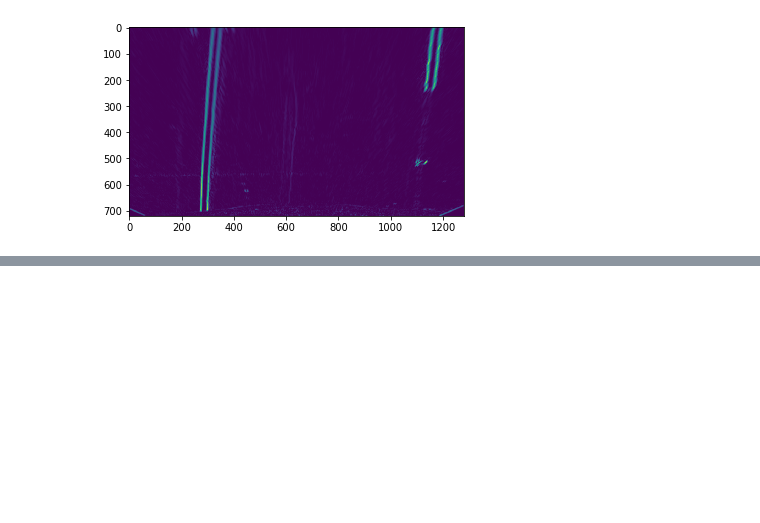
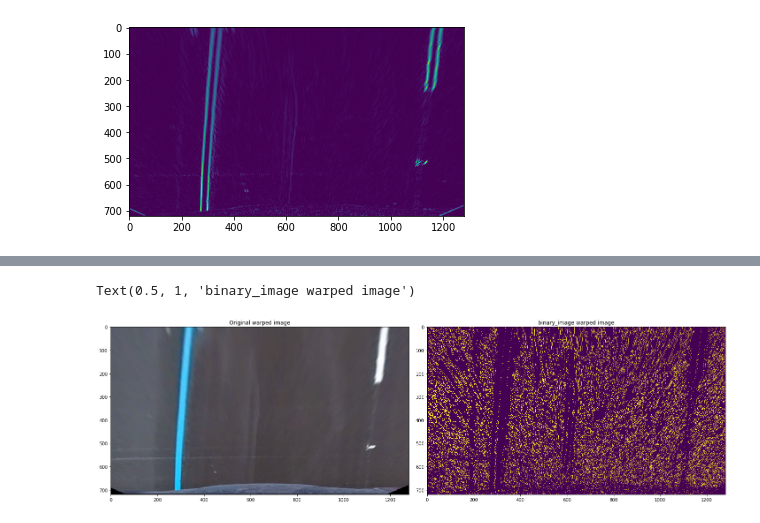
Before and after one commit to salabson/CarND-Advance-Lane-Line, a Jupyter notebook: P2.ipynb, the cells around one changed output, grey strips where cells are left out. Drawn from its saved outputs; the diff is of its cells as text; code cells hidden in the pictures; blank space fills up the shorter version.

```diff
--- a/P2.ipynb
+++ b/P2.ipynb
@@ -163,0 +186,2 @@ Text(0.5, 1, 'binary_image warped image')
+# %%
+binary_image3 = apply_sobel_mag(warped, kernel_size=15, thresh_min=0.7, thresh_max=1.3)
@@ -163,0 +190,11 @@ Text(0.5, 1, 'binary_image warped image')
+# %%
+f, (ax1, ax2) = plt.subplots(1, 2, figsize=(20,10))
+f.tight_layout()
+ax1.imshow(warped)
+ax1.set_title('Original warped image')
+
+ax2.imshow(binary_image3)
+ax2.set_title('binary_image warped image')
+# %% [output]
+Text(0.5, 1, 'binary_image warped image')
+[figure, added]
```
Also changed, not shown: parts of 6 cells of this notebook.
